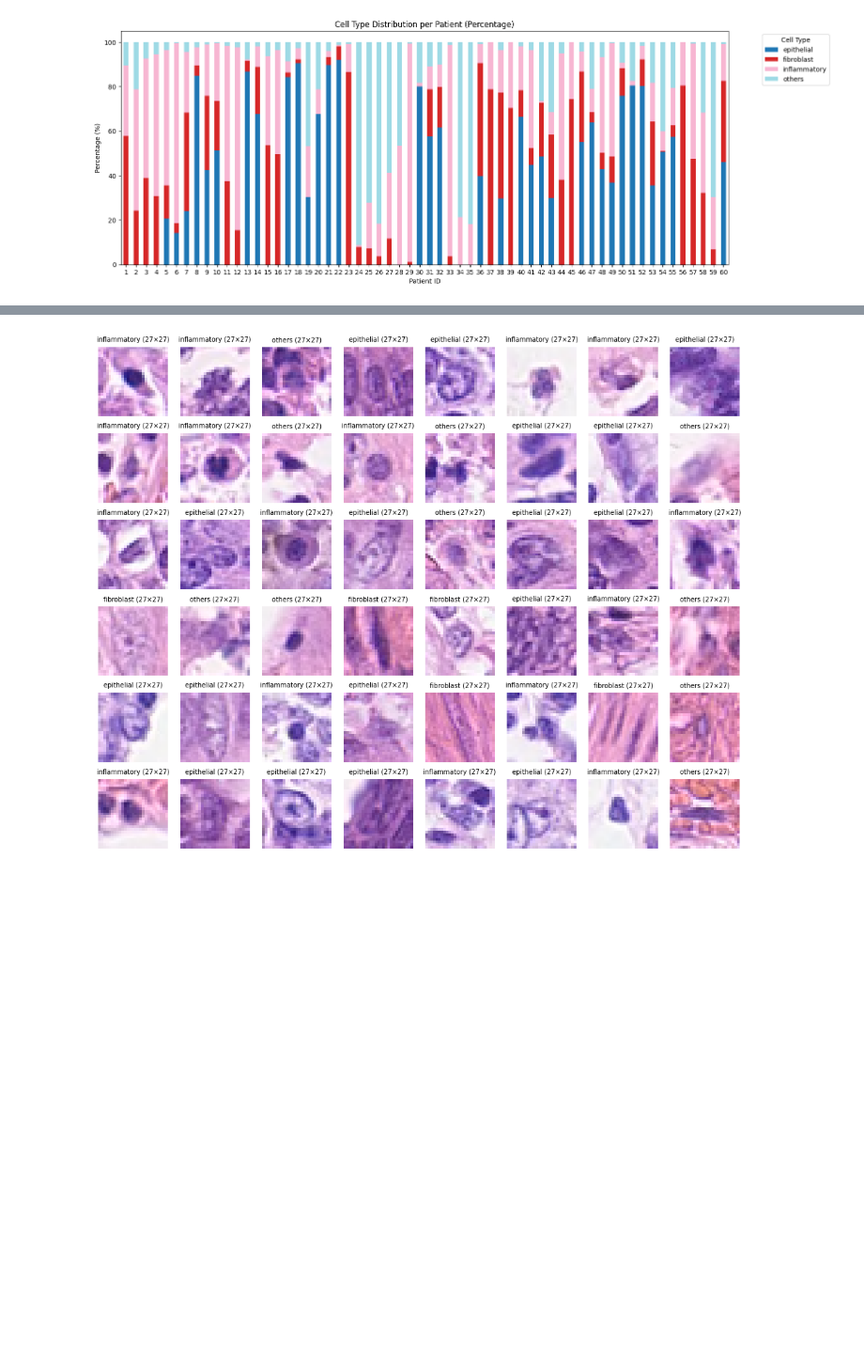
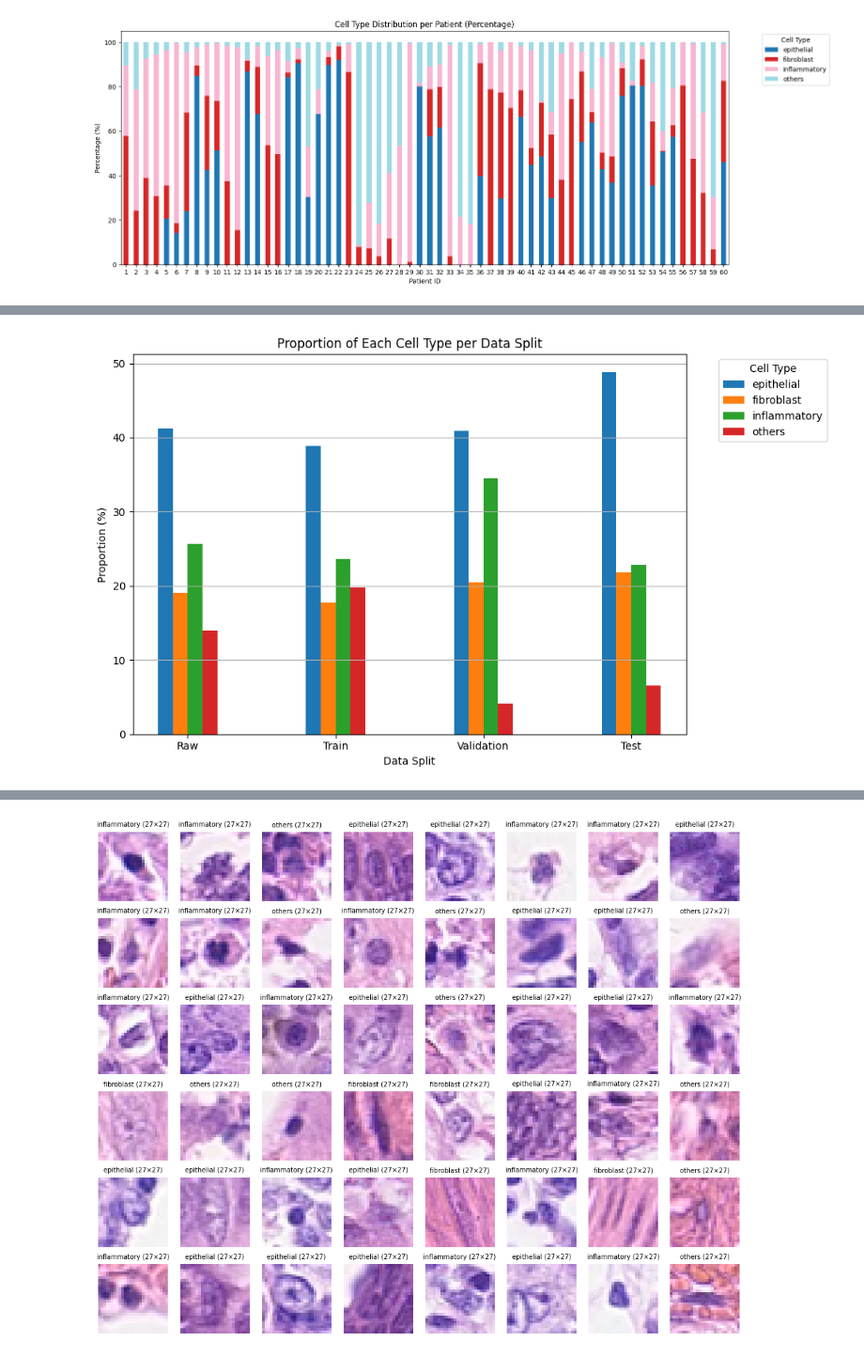
Before and after one commit to VasithaTilakumara/image-classification-cml-g30, a Jupyter notebook: cellType_classification.ipynb, the cells around one changed output, grey strips where cells are left out. Shown at 94% size. Cells and saved outputs as stored; diff of their text form; code cells hidden in the pictures; blank space fills up the shorter version.

```diff
--- a/cellType_classification.ipynb
+++ b/cellType_classification.ipynb
@@ -272,14 +306,0 @@ Name: count, dtype: int64
-# %%
-train_percentages = df_train['cellTypeName'].value_counts(normalize=True).mul(100).round(1).reset_index()
-train_percentages.columns=['cellTypeName','Train_proportion']
-cellType_counts = cellType_counts.merge(train_percentages,left_on='cellTypeName',right_on='cellTypeName')
-
-val_percentages = df_val['cellTypeName'].value_counts(normalize=True).mul(100).round(1).reset_index()
-val_percentages.columns=['cellTypeName','Val_proportion']
-cellType_counts = cellType_counts.merge(val_percentages,left_on='cellTypeName',right_on='cellTypeName')
-
-test_percentages = df_test['cellTypeName'].value_counts(normalize=True).mul(100).round(1).reset_index()
-test_percentages.columns=['cellTypeName','Test_proportion']
-cellType_counts =  cellType_counts.merge(test_percentages,left_on='cellTypeName',right_on='cellTypeName')
-
-cellType_counts
@@ -317,0 +307,49 @@ plt.show()
+# %%
+# Melt to long format
+melted = cellType_counts.melt(
+    id_vars='cellTypeName',
+    value_vars=['Raw_proportion', 'Train_proportion', 'Val_proportion', 'Test_proportion'],
+    var_name='Split',
+    value_name='Proportion'
+)
+
+# Clean and order split labels
+melted['Split'] = (
+    melted['Split']
+    .str.replace('_proportion', '', regex=False)
+    .replace({'Val': 'Validation'})
+)
+
+# Define split order
+split_order = ['Raw', 'Train', 'Validation', 'Test']
+melted['Split'] = pd.Categorical(melted['Split'], categories=split_order, ordered=True)
+melted = melted.sort_values('Split')
+
+# Pivot for grouped bar plot
+pivoted = melted.pivot(index='Split', columns='cellTypeName', values='Proportion')
+
+# Plot settings
+splits = pivoted.index.tolist()
+cell_types = pivoted.columns.tolist()
+x = np.arange(len(splits))
+width = 0.1
+
+fig, ax = plt.subplots(figsize=(10, 6))
+
+# Draw one bar per cell type per split
+for i, cell_type in enumerate(cell_types):
+    ax.bar(x + i * width, pivoted[cell_type], width, label=cell_type)
+
+# Final touches
+ax.set_xlabel('Data Split')
+ax.set_ylabel('Proportion (%)')
+ax.set_title('Proportion of Each Cell Type per Data Split')
+ax.set_xticks(x + width * (len(cell_types) - 1) / 2)
+ax.set_xticklabels(splits)
+ax.legend(title='Cell Type', bbox_to_anchor=(1.05, 1), loc='upper left')
+ax.grid(axis='y')
+
+plt.tight_layout()
+plt.show()
+# %% [output]
+[figure, added]
```
Also changed, not shown: parts of 89 cells of this notebook, 2 other files.
